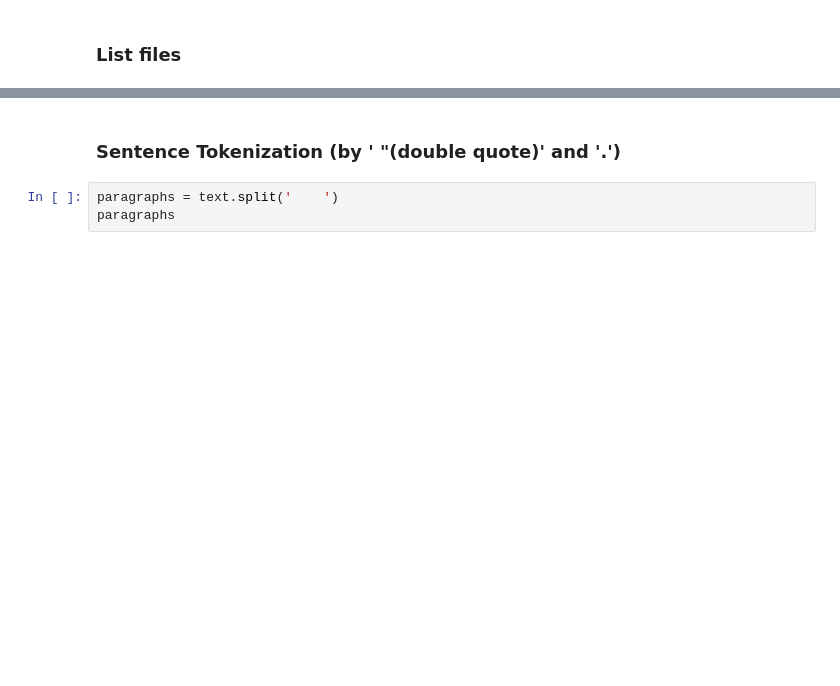
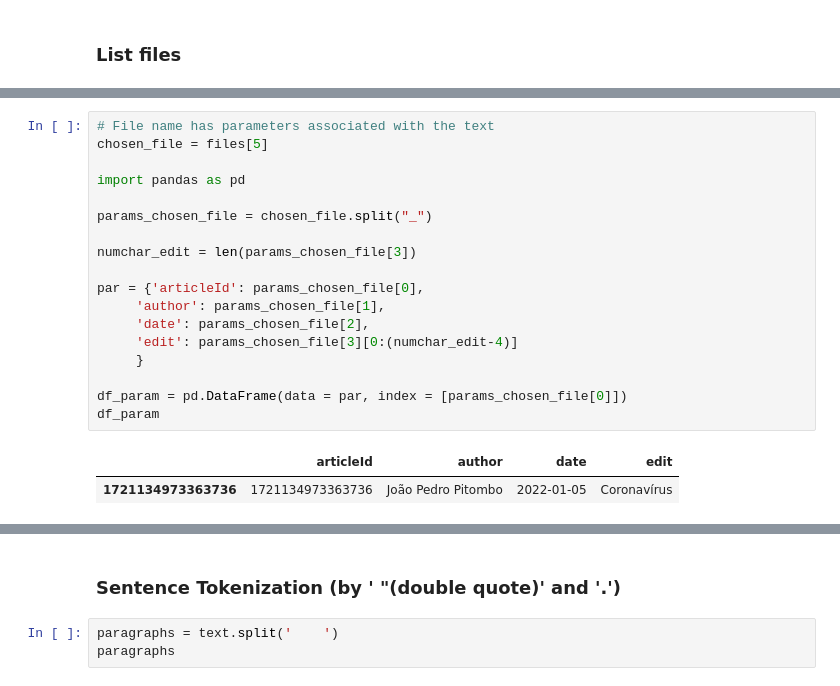
Before and after one commit to larissasayurifutino/repres_fem, a Jupyter notebook: SRC/03_entity_recog.ipynb, the cells around one changed output, grey strips where cells are left out. Drawn from its saved outputs; the diff is of its cells as text; blank space fills up the shorter version.

```diff
--- a/SRC/03_entity_recog.ipynb
+++ b/SRC/03_entity_recog.ipynb
@@ -68,4 +50,25 @@ files
  '1721122587219657_Luís Costa_2022-01-05_Rio de Janeiro.txt',
  '1721134973363736_João Pedro Pitombo_2022-01-05_Coronavírus.txt',
  '1721130095679618_Fábio Pescarini_2022-01-05_Coronavírus.txt']
+# %%
+# File name has parameters associated with the text
+chosen_file = files[5]
+
+import pandas as pd
+
+params_chosen_file = chosen_file.split("_")
+
+numchar_edit = len(params_chosen_file[3])
+
+par = {'articleId': params_chosen_file[0],
+     'author': params_chosen_file[1],
+     'date': params_chosen_file[2],
+     'edit': params_chosen_file[3][0:(numchar_edit-4)]
+     }
+
+df_param = pd.DataFrame(data = par, index = [params_chosen_file[0]])
+df_param
+# %% [output]
+|  | articleId | author | date | edit |
+| 1721134973363736 | 1721134973363736 | João Pedro Pitombo | 2022-01-05 | Coronavírus |
 # %%
```
Also changed, not shown: parts of 32 cells of this notebook.
